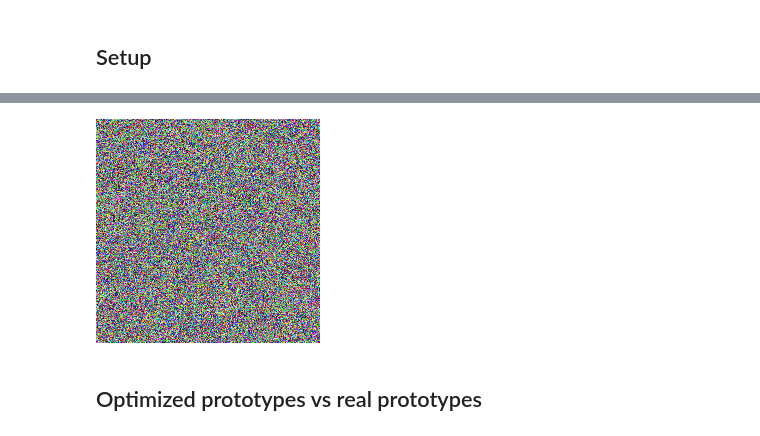
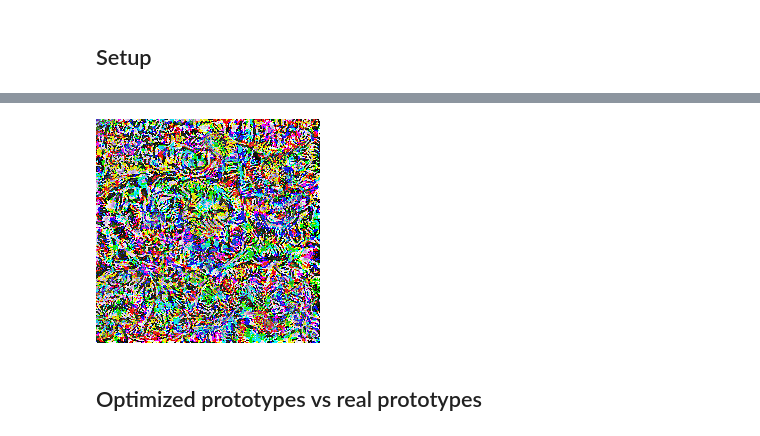
Before and after one commit to piotrhm/image_recognition_project, a Jupyter notebook: Experiments_Pipeline.ipynb, the cells around one changed output, grey strips where cells are left out. Cells and saved outputs as stored; diff of their text form; code cells hidden in the pictures.

```diff
--- a/Experiments_Pipeline.ipynb
+++ b/Experiments_Pipeline.ipynb
@@ -10,9 +10,13 @@ from IPython.display import Image
 
 checkpoint_path = download_checkpoint("https://drive.google.com/file/d/19m_SaRNEF7JXHjeyNu26AxgaEQXqpI00", "protopnet.pt")
 model = load_model('protopnet', checkpoint_path, device="cuda")
-ptypes = [(0,i) for i in range(model.num_prototypes // model.num_classes)]
-image = visualize_prototypes(model, ptypes, optimization_steps=100)
+ptypes = [(0,0)]
 
-pilimg = tfs.ToPILImage()(image.squeeze(0))
+def green_init(t):
+    t.data[1, :] = 1.0
+
+image = visualize_prototypes(model, ptypes, optimization_steps=100, input_init_fn=green_init)
+
+pilimg = tfs.ToPILImage()(image)
 display(pilimg)
 # %% [output]
@@ -21,3 +24,3 @@ Downloading: "https://download.pytorch.org/models/resnet34-333f7ec4.pth" to ./pr
-[figure, old version]
+[figure, new version]
 # %% [markdown]
 ## Optimized prototypes vs real prototypes
```
Also changed, not shown: parts of 5 cells of this notebook, 5 other files.
